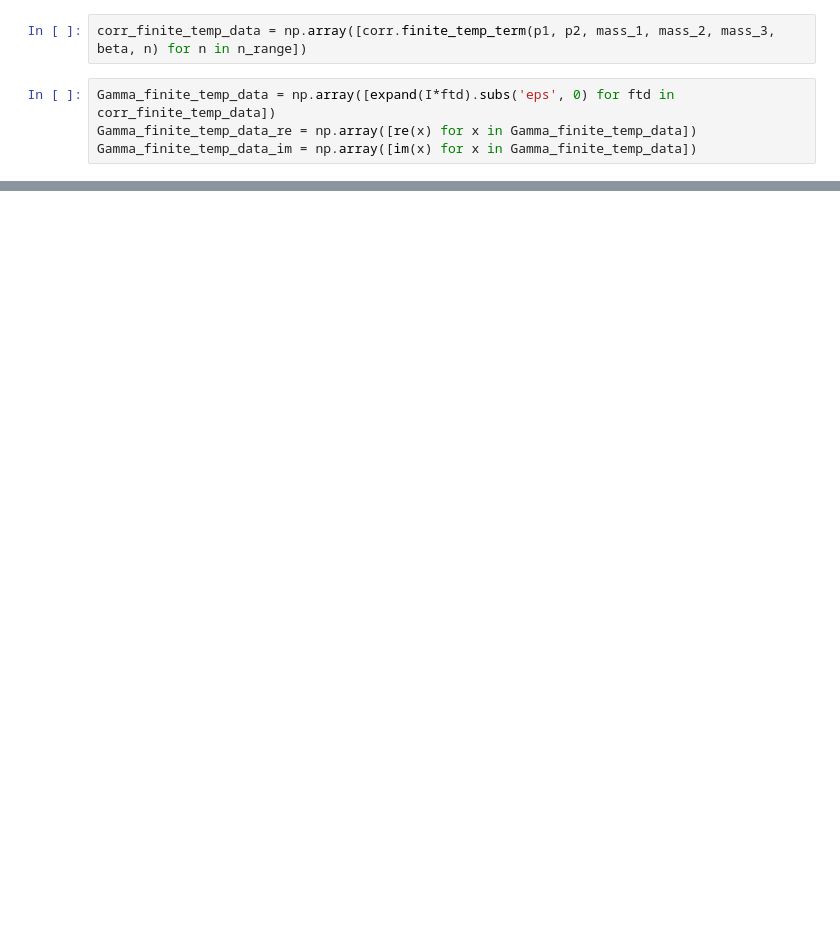
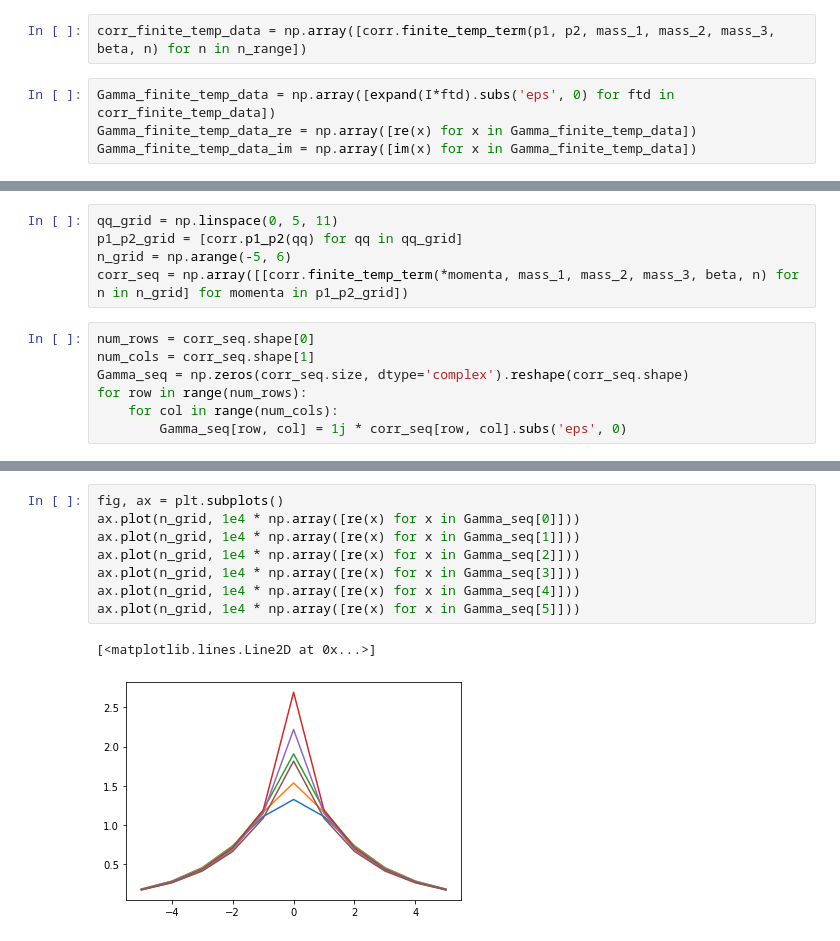
Before and after one commit to harnettd/phiCubed_31_FT, a Jupyter notebook: finite_temp_plots.ipynb, the cells around one changed output, grey strips where cells are left out. Cells and saved outputs as stored; diff of their text form; blank space fills up the shorter version.

```diff
--- a/finite_temp_plots.ipynb
+++ b/finite_temp_plots.ipynb
@@ -45,0 +52,12 @@ Text(0, 0.5, '$\\mathrm{Re}\\Gamma\\times 10^5$')
+# %%
+qq_grid = np.linspace(0, 5, 11)
+p1_p2_grid = [corr.p1_p2(qq) for qq in qq_grid]
+n_grid = np.arange(-5, 6)
+corr_seq = np.array([[corr.finite_temp_term(*momenta, mass_1, mass_2, mass_3, beta, n) for n in n_grid] for momenta in p1_p2_grid])
+# %%
+num_rows = corr_seq.shape[0]
+num_cols = corr_seq.shape[1]
+Gamma_seq = np.zeros(corr_seq.size, dtype='complex').reshape(corr_seq.shape)
+for row in range(num_rows):
+    for col in range(num_cols):
+        Gamma_seq[row, col] = 1j * corr_seq[row, col].subs('eps', 0)
@@ -45,0 +71,11 @@ Text(0, 0.5, '$\\mathrm{Re}\\Gamma\\times 10^5$')
+# %%
+fig, ax = plt.subplots()
+ax.plot(n_grid, 1e4 * np.array([re(x) for x in Gamma_seq[0]]))
+ax.plot(n_grid, 1e4 * np.array([re(x) for x in Gamma_seq[1]]))
+ax.plot(n_grid, 1e4 * np.array([re(x) for x in Gamma_seq[2]]))
+ax.plot(n_grid, 1e4 * np.array([re(x) for x in Gamma_seq[3]]))
+ax.plot(n_grid, 1e4 * np.array([re(x) for x in Gamma_seq[4]]))
+ax.plot(n_grid, 1e4 * np.array([re(x) for x in Gamma_seq[5]]))
+# %% [output]
+[<matplotlib.lines.Line2D at 0x...>]
+[figure, added]
```
Also changed, not shown: parts of 5 cells of this notebook.
